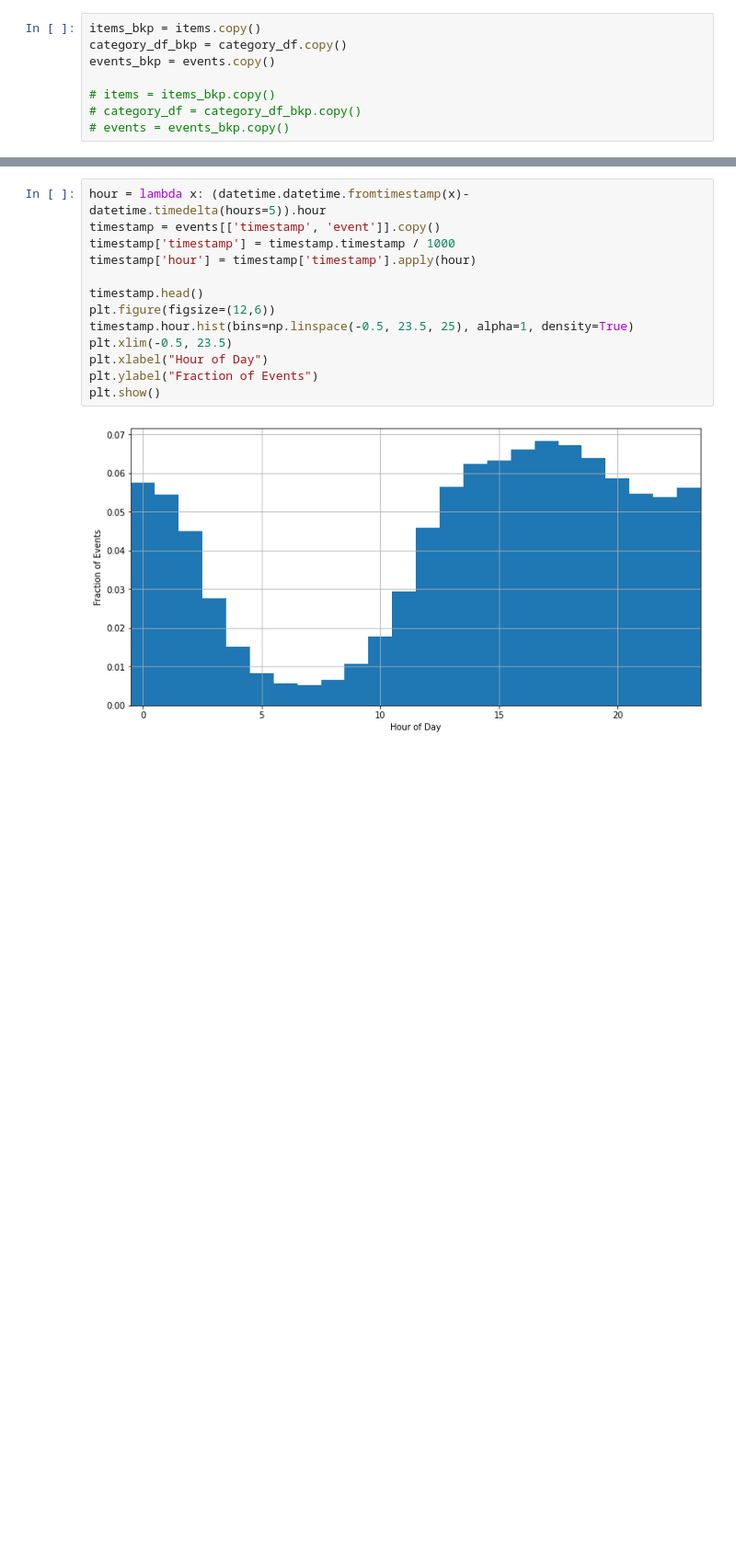
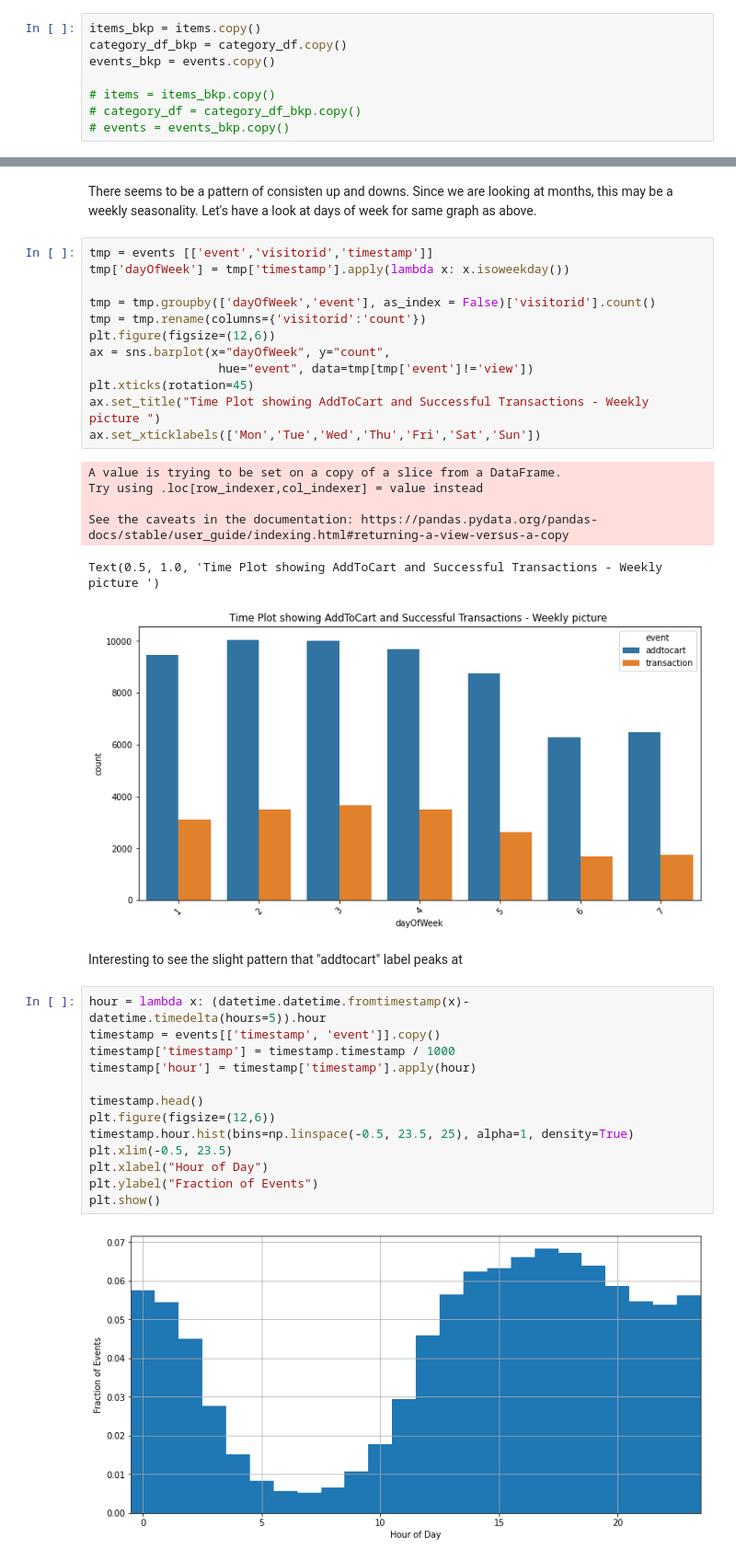
Before and after one commit to awaiskaleem/Recommendation-Engine, a Jupyter notebook: docs/eda.ipynb, the cells around one changed output, grey strips where cells are left out. Shown: that part at 92% size. Drawn from its saved outputs; the diff is of its cells as text; blank space fills up the shorter version.

```diff
--- a/docs/eda.ipynb
+++ b/docs/eda.ipynb
@@ -113,3 +122,26 @@ plt.xticks(rotation=45)
+# %% [markdown]
+There seems to be a pattern of consisten up and downs. Since we are looking at months, this may be a weekly seasonality. Let's have a look at days of week for same graph as above.
+# %%
+tmp = events [['event','visitorid','timestamp']]
+tmp['dayOfWeek'] = tmp['timestamp'].apply(lambda x: x.isoweekday())
+
+tmp = tmp.groupby(['dayOfWeek','event'], as_index = False)['visitorid'].count()
+tmp = tmp.rename(columns={'visitorid':'count'})
+plt.figure(figsize=(12,6))
+ax = sns.barplot(x="dayOfWeek", y="count",
+                  hue="event", data=tmp[tmp['event']!='view'])
+plt.xticks(rotation=45)
+ax.set_title("Time Plot showing AddToCart and Successful Transactions - Weekly picture ")
+ax.set_xticklabels(['Mon','Tue','Wed','Thu','Fri','Sat','Sun'])
+# %% [output]
+A value is trying to be set on a copy of a slice from a DataFrame.
+Try using .loc[row_indexer,col_indexer] = value instead
+
+See the caveats in the documentation: https://pandas.pydata.org/pandas-docs/stable/user_guide/indexing.html#returning-a-view-versus-a-copy
+Text(0.5, 1.0, 'Time Plot showing AddToCart and Successful Transactions - Weekly picture ')
+[figure, added]
+# %% [markdown]
+Interesting to see the slight pattern that "addtocart" label peaks at
 # %%
 hour = lambda x: (datetime.datetime.fromtimestamp(x)-datetime.timedelta(hours=5)).hour
 timestamp = events[['timestamp', 'event']].copy()
```
Also changed, not shown: parts of 15 cells of this notebook.
